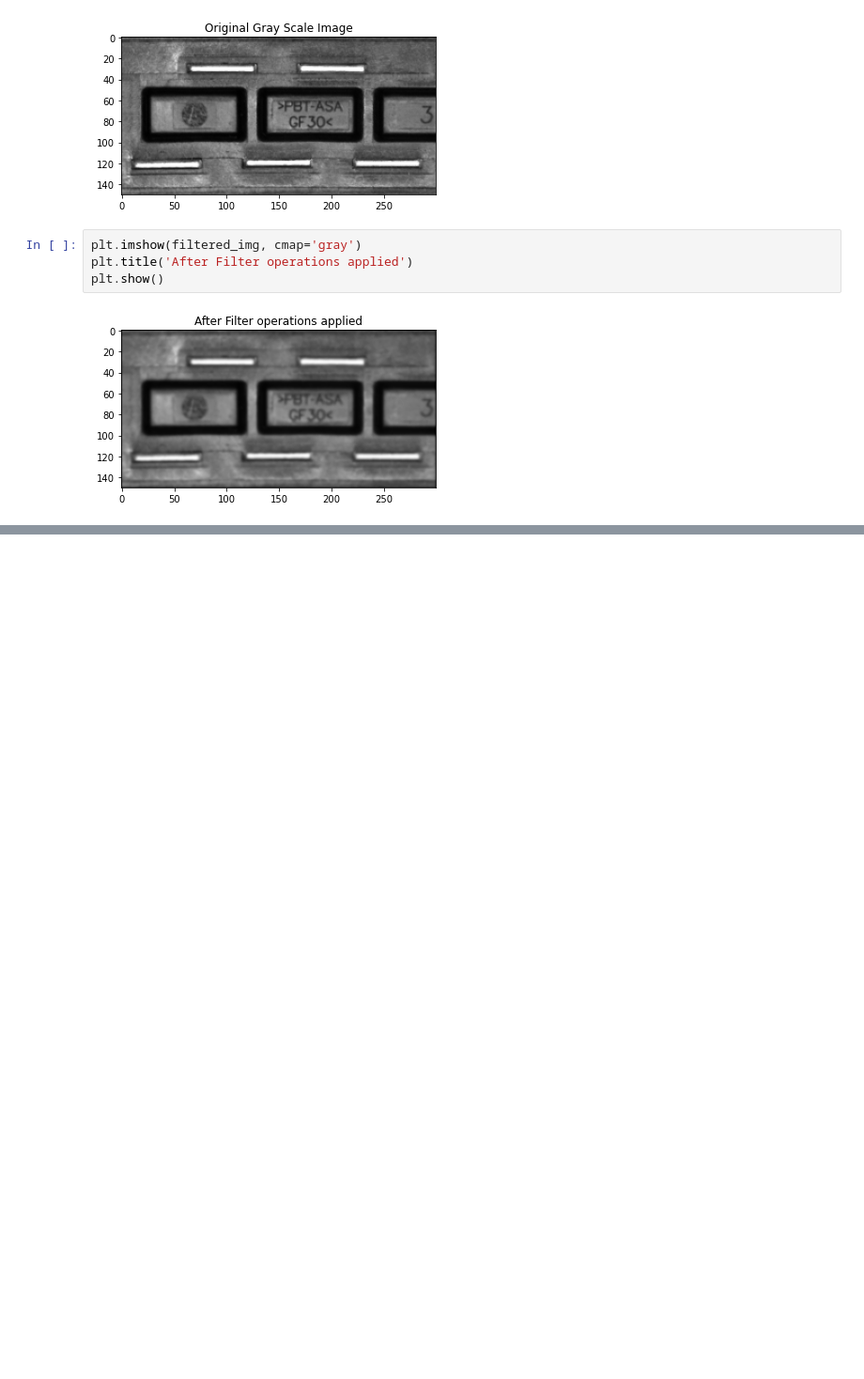
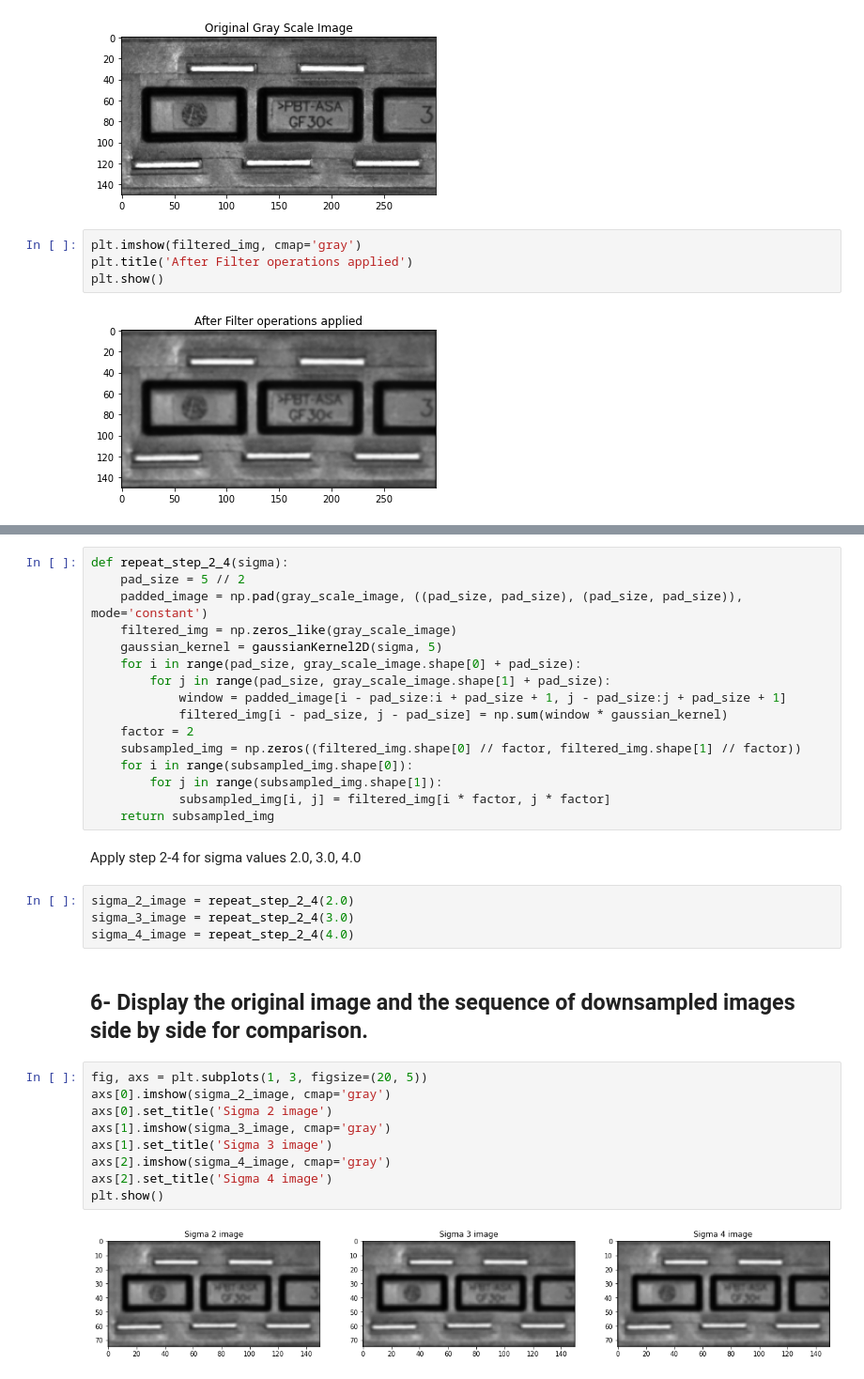
Before and after one commit to kemaldemirel1999/template-matching-and-gaussian-prefiltering, a Jupyter notebook: soru1.ipynb, the cells around one changed output, grey strips where cells are left out. Shown at 94% size. Saved outputs shown, nothing was run; the diff lists cells and outputs as text; blank space fills up the shorter version.

```diff
--- a/soru1.ipynb
+++ b/soru1.ipynb
@@ -61,0 +76,35 @@ a = 5
+# %%
+def repeat_step_2_4(sigma):
+    pad_size = 5 // 2
+    padded_image = np.pad(gray_scale_image, ((pad_size, pad_size), (pad_size, pad_size)), mode='constant')
+    filtered_img = np.zeros_like(gray_scale_image)
+    gaussian_kernel = gaussianKernel2D(sigma, 5)
+    for i in range(pad_size, gray_scale_image.shape[0] + pad_size):
+        for j in range(pad_size, gray_scale_image.shape[1] + pad_size):
+            window = padded_image[i - pad_size:i + pad_size + 1, j - pad_size:j + pad_size + 1]
+            filtered_img[i - pad_size, j - pad_size] = np.sum(window * gaussian_kernel)
+    factor = 2
+    subsampled_img = np.zeros((filtered_img.shape[0] // factor, filtered_img.shape[1] // factor))
+    for i in range(subsampled_img.shape[0]):
+        for j in range(subsampled_img.shape[1]):
+            subsampled_img[i, j] = filtered_img[i * factor, j * factor]
+    return subsampled_img
+# %% [markdown]
+Apply step 2-4 for sigma values 2.0, 3.0, 4.0
+# %%
+sigma_2_image = repeat_step_2_4(2.0)
+sigma_3_image = repeat_step_2_4(3.0)
+sigma_4_image = repeat_step_2_4(4.0)
+# %% [markdown]
+## 6- Display the original image and the sequence of downsampled images side by side for comparison.
+# %%
+fig, axs = plt.subplots(1, 3, figsize=(20, 5))
+axs[0].imshow(sigma_2_image, cmap='gray')
+axs[0].set_title('Sigma 2 image')
+axs[1].imshow(sigma_3_image, cmap='gray')
+axs[1].set_title('Sigma 3 image')
+axs[2].imshow(sigma_4_image, cmap='gray')
+axs[2].set_title('Sigma 4 image')
+plt.show()
+# %% [output]
+[figure, added]
```
Also changed, not shown: parts of 11 cells of this notebook, 1 other file.
